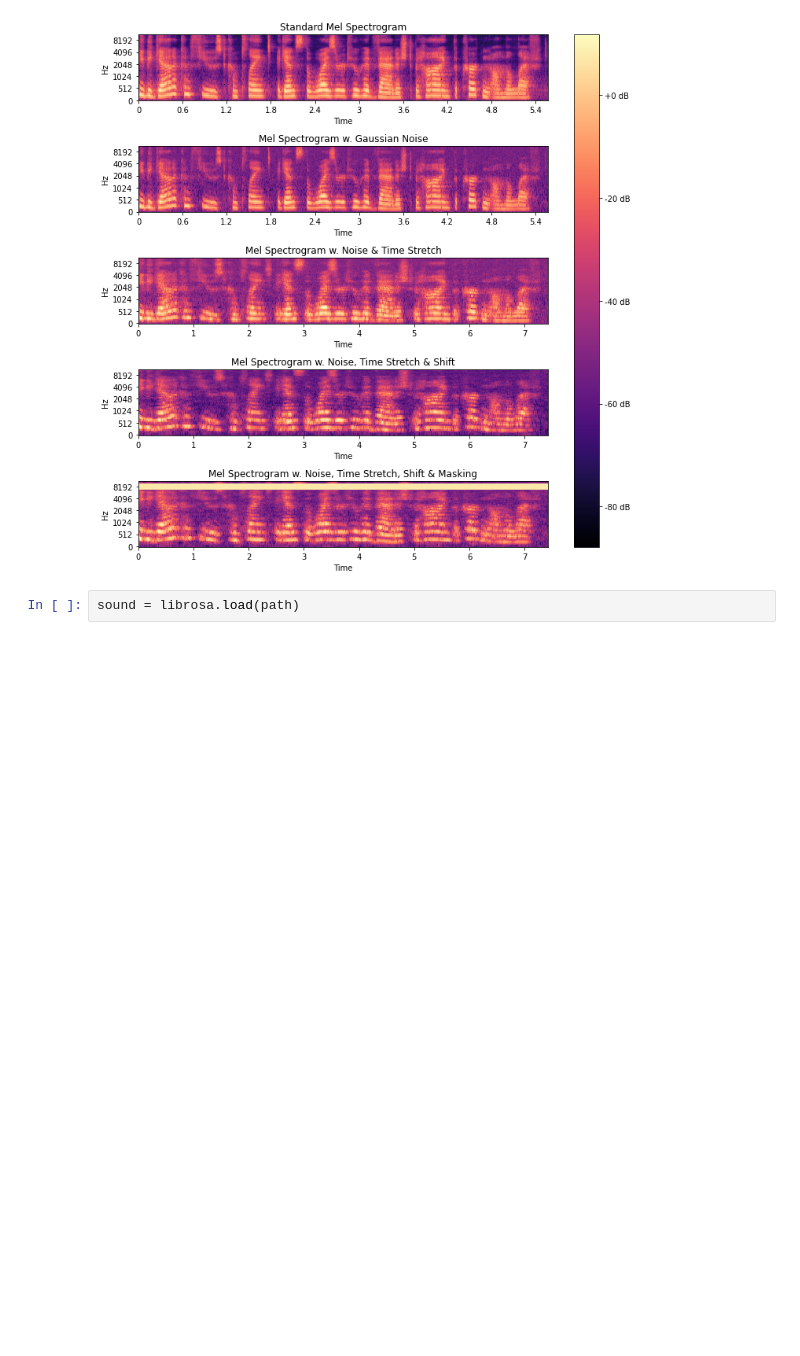
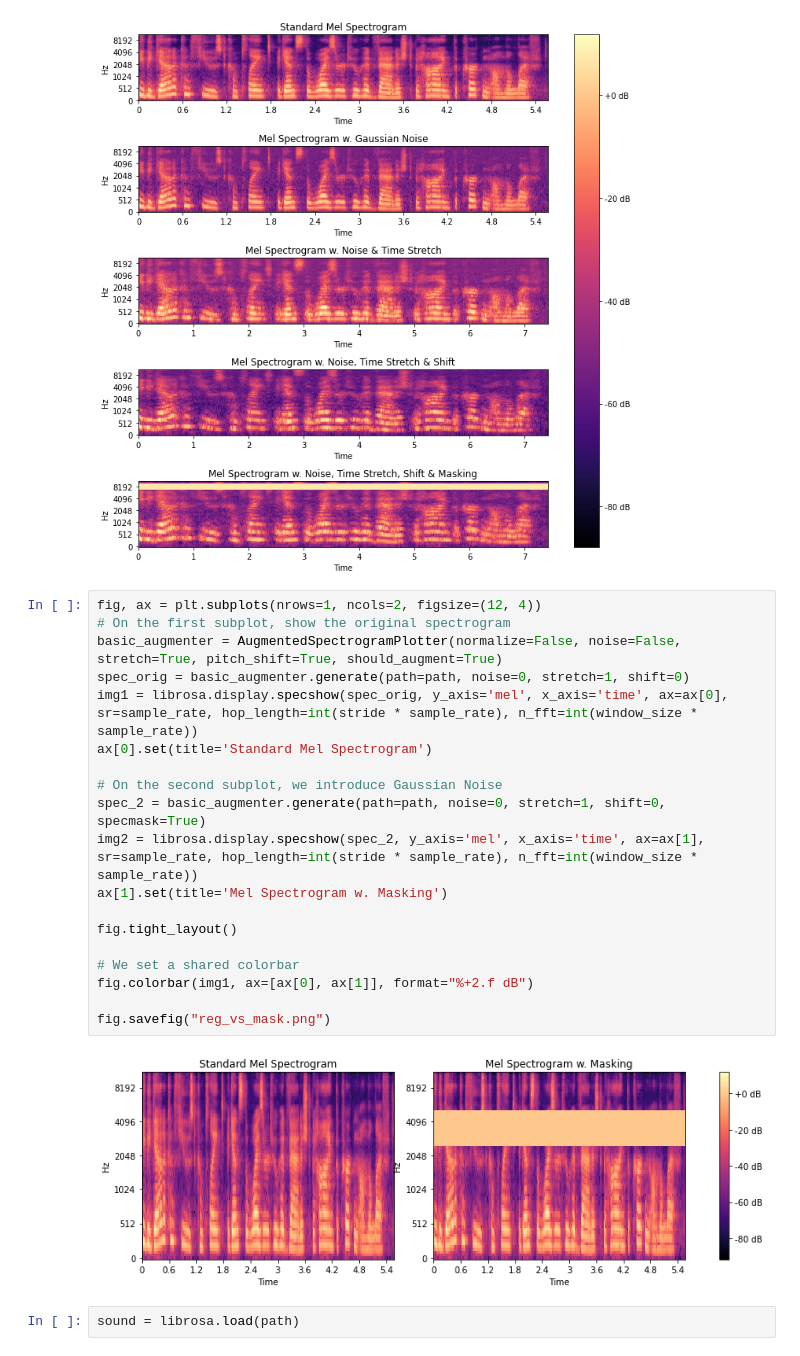
Before and after one commit to jhoffe/fagprojekt, a Jupyter notebook: asr_model/plot_specs.ipynb, the cells around one changed output. Drawn from its saved outputs; the diff is of its cells as text; blank space fills up the shorter version.

```diff
--- a/asr_model/plot_specs.ipynb
+++ b/asr_model/plot_specs.ipynb
@@ -182,6 +182,27 @@ tensor([[ 0.0014,  0.0012,  0.0015,  ..., -0.0005,  0.0007,  0.0006]])
 plot_spec(path)
 # %% [output]
 [figure]
+# %%
+fig, ax = plt.subplots(nrows=1, ncols=2, figsize=(12, 4))
+# On the first subplot, show the original spectrogram
+basic_augmenter = AugmentedSpectrogramPlotter(normalize=False, noise=False, stretch=True, pitch_shift=True, should_augment=True)
+spec_orig = basic_augmenter.generate(path=path, noise=0, stretch=1, shift=0)
+img1 = librosa.display.specshow(spec_orig, y_axis='mel', x_axis='time', ax=ax[0], sr=sample_rate, hop_length=int(stride * sample_rate), n_fft=int(window_size * sample_rate))
+ax[0].set(title='Standard Mel Spectrogram')
+
+# On the second subplot, we introduce Gaussian Noise
+spec_2 = basic_augmenter.generate(path=path, noise=0, stretch=1, shift=0, specmask=True)
+img2 = librosa.display.specshow(spec_2, y_axis='mel', x_axis='time', ax=ax[1], sr=sample_rate, hop_length=int(stride * sample_rate), n_fft=int(window_size * sample_rate))
+ax[1].set(title='Mel Spectrogram w. Masking')
+
+fig.tight_layout()
+
+# We set a shared colorbar
+fig.colorbar(img1, ax=[ax[0], ax[1]], format="%+2.f dB")
+
+fig.savefig("reg_vs_mask.png")
+# %% [output]
+[figure, added]
 # %%
 sound = librosa.load(path)
 # %%
```
Also changed, not shown: parts of 3 cells of this notebook, 3 other files.
